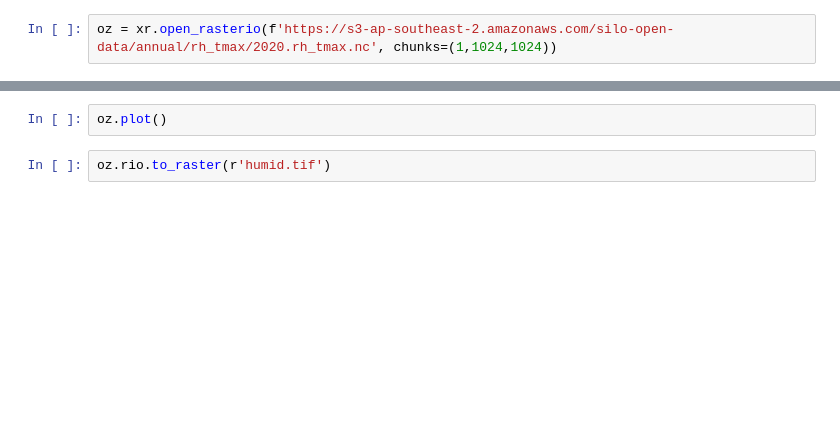
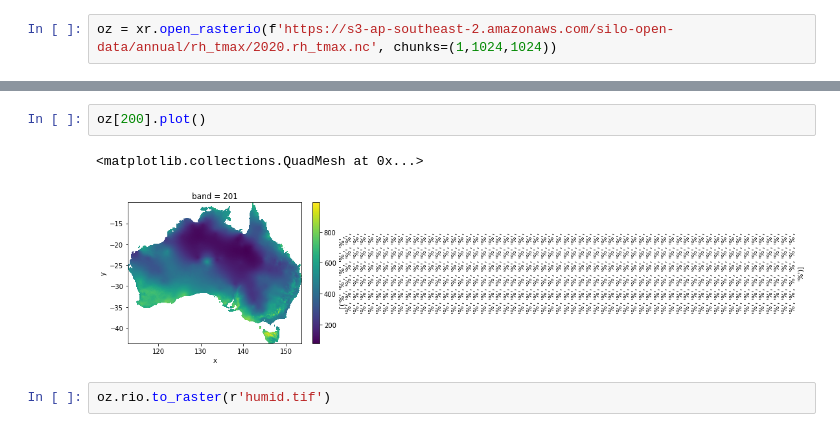
Before and after one commit to RichardScottOZ/Adelaide-Temperatue, a Jupyter notebook: Humidity-grids.ipynb, the cells around one changed output, grey strips where cells are left out. Saved outputs shown, nothing was run; the diff lists cells and outputs as text; blank space fills up the shorter version.

```diff
--- a/Humidity-grids.ipynb
+++ b/Humidity-grids.ipynb
@@ -129,4 +121,7 @@ np.unique(oz[200].values, return_counts=True)
 # %%
-oz.plot()
+oz[200].plot()
+# %% [output]
+<matplotlib.collections.QuadMesh at 0x...>
+[figure, added]
 # %%
 oz.rio.to_raster(r'humid.tif')
```
Also changed, not shown: parts of 12 cells of this notebook.
